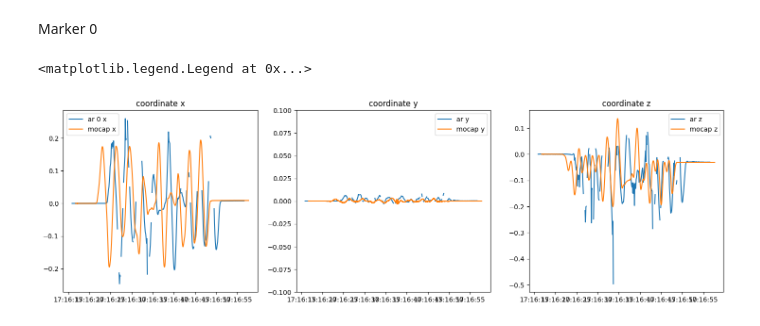
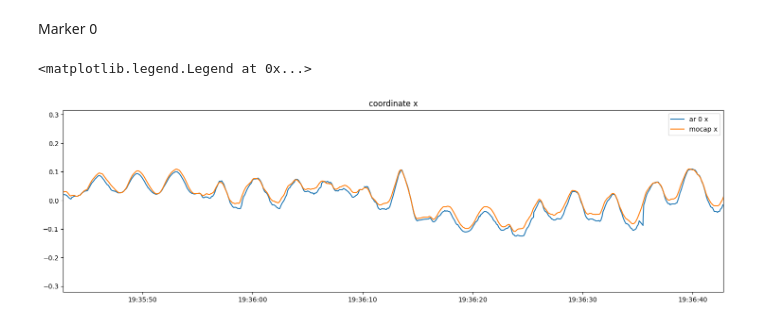
Before and after one commit to SujithChristopher/armbo, a Jupyter notebook: ipy_notebooks/inference_mocap_multiclass_m1_imu.ipynb, the cells around one changed output. Cells and saved outputs as stored; diff of their text form; code cells hidden in the pictures.

```diff
--- a/ipy_notebooks/inference_mocap_multiclass_m1_imu.ipynb
+++ b/ipy_notebooks/inference_mocap_multiclass_m1_imu.ipynb
@@ -453,7 +435,7 @@ ar_df = pl.DataFrame({"time":ts, "x":coordinate_ml["0"]["x"][:len(ts)], "y":coor
 if type(ar_df["time"][0]) != datetime:
     ar_df = ar_df.with_columns(pl.col("time").str.to_datetime())
 
-timeoffset = 0.8
+timeoffset = 0.0
 ar_df = ar_df.with_columns([pl.col("time").map(lambda x: x + timedelta(seconds=timeoffset)).explode()])
 # %%
 _imu = _imu_df.clone()
@@ -521,10 +497,13 @@ print(len(ar_df), len(_theta_y_0))
 # %%
 angle_skateboard = {"rx":[], "ry":[], "rz":[]}
+_imu_dr = []
 
-_imu_dr = []
-for i in range(len(ar_df)):
+for i in range(len(imu_df)):
 
-    _dr = orthormat[0].T @ _imurmat_y[i]
+    imu_mat = _imurmat_y[i].T
+    # imu_mat = np.hstack((-1*imu_mat[:, 0].reshape(3, 1), imu_mat[:, 1].reshape(3, 1), -1*imu_mat[:, 2].reshape(3, 1)))
+    _dr = rmat[5] @ imu_mat
+    # _dr = rmat[5] @ -_imurmat_y[i].T
     _dr = _dr.T
     _imu_dr.append(_dr)
     tx = np.arctan2(_dr[2,1], _dr[2,2])
@@ -553,14 +529,10 @@ rA_m1 = np.array([0.02, 0., -0.12]).reshape(3, 1)
 rA_m1_d = np.array([0., 0.02, -0.115]).reshape(3, 1)
 # %%
-offset = np.array([0., 0., 0.]).reshape(3,1)
-
-initial = np.array([0., 0., 0.]).reshape(3,1)
-
 newdata = {"x":[], "y":[], "z":[]}
 for i in range(len(ar_df)):
 
     val = ar_df[["x", "y", "z"]][i].to_numpy().reshape(3,1)
-
+    # pa_c = (orthormat[i].T @ rA_m1_d + val)
     pa_c = (_imu_dr[i] @ rA_m1_d + val)
 
     pa_b = _ar_lframe_rot.T @ (pa_c - _ar_lframe_org )
@@ -572,38 +544,24 @@ for i in range(len(ar_df)):
     if val is None:
         rval = np.nan
     else:
-        rval = val - offset
+        rval = val
 
-    reval = (rotMat.T @ (rval - initial)).T[0]
+    reval = (rotMat.T @ (rval)).T[0]
     newdata["x"].append(reval[0])
     newdata["y"].append(reval[1])
     newdata["z"].append(reval[2])
 # %%
-
-fig, (ax0, ax1, ax2) = plt.subplots(nrows=1, ncols=3, sharex=True,
+inx = np.random.randint(len(ar_df))
+fig, (ax0) = plt.subplots(nrows=1, ncols=1, sharex=True,
                                     figsize=(18, 5))
 
-ax0.plot(ar_df["time"],np.array(newdata["x"]), label="ar 0 x")
+ax0.plot(ar_df["time"],np.array(newdata["x"]) - newdata["x"][0], label="ar 0 x")
+# ax0.plot(ar_df["time"],ar_df['x'], label="ar 0 x o")
 ax0.plot(_mc_df["time"],_mc_df["x"] - _mc_df["x"][0], label="mocap x")
 # ax0.set_ylim(-0.3, 0.3)
 ax0.set_title("coordinate x")
+ax0.set_xlim(ar_df["time"][inx], ar_df["time"][inx]+ timedelta(seconds=60))
 ax0.legend()
-
-ax1.plot(ar_df["time"],np.array(newdata["y"]), label="ar y")
-ax1.plot(_mc_df["time"],_mc_df["y"] - _mc_df["y"][0], label="mocap y")
-
-
-ax1.set_ylim(-0.1, 0.1)
-ax1.set_title("coordinate y")
-ax1.legend()
-
-ax2.plot(ar_df["time"],np.array(newdata["z"]), label="ar z")
-ax2.plot(_mc_df["time"],_mc_df["z"] - _mc_df["z"][0], label="mocap z")
-
-ax2.set_title("coordinate z")
-# ax2.set_ylim(-0.3, 0.3)
-
-plt.legend()
 # %% [output]
 <matplotlib.legend.Legend at 0x...>
-[figure, old version]
+[figure, new version]
```
Also changed, not shown: parts of 27 cells of this notebook, 13 other files.
